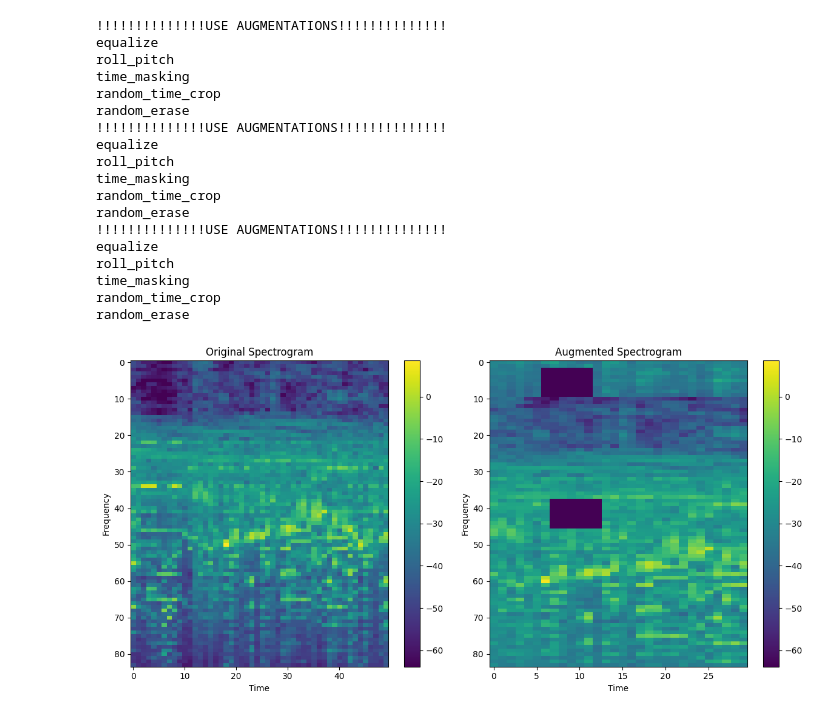
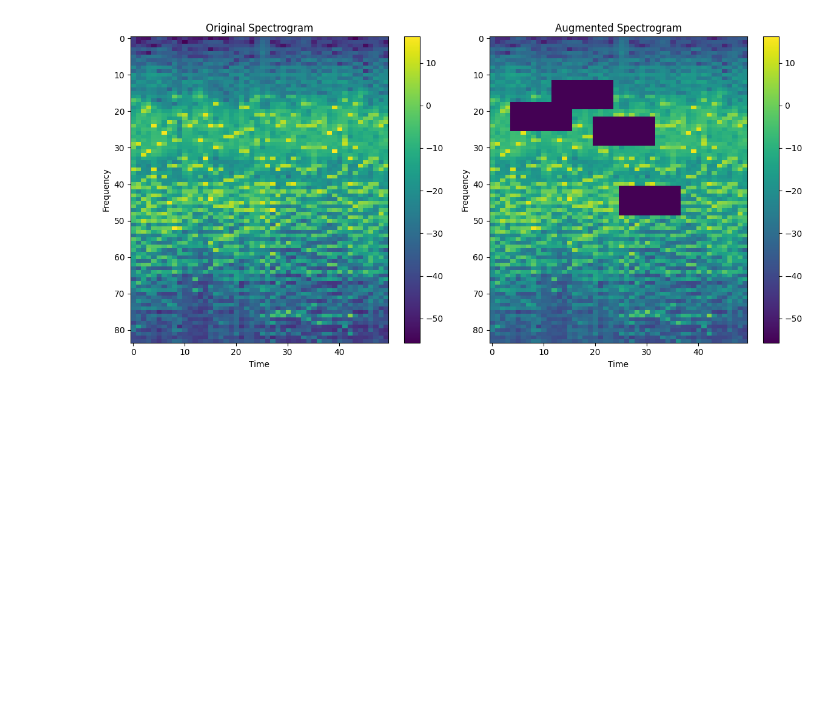
Before and after one commit to olisvalue/yacup_ml_csi, a Jupyter notebook: trash.ipynb, the cells around one changed output. Saved outputs shown, nothing was run; the diff lists cells and outputs as text; code cells hidden in the pictures; blank space fills up the shorter version.

Commit message:
fixed augmentations

```diff
--- a/trash.ipynb
+++ b/trash.ipynb
@@ -274,63 +281,44 @@ data = CoverDataset(
     max_len=50,
     dataset_path="/home/olisvalue/contests/baseline/data/train",
     config=config)
-data.set_chunk_len(30)
 # %%
 data.set_chunk_len(30)
 # %%
 from matplotlib import pyplot as plt
 
-index = 25
+index = 29
 
 # Вычисляем vmin и vmax на основе немаскированной спектрограммы
 data.augmentations = False
 item = np.array(data[index]['anchor'])
 vmin, vmax = item.min(), item.max()
 
 # Включаем аугментацию и получаем маскированную спектрограмму
 data.augmentations = True
 item_augmented = np.array(data[index]['anchor'])
 
 # Создаем два столбца для отображения
 fig, axes = plt.subplots(1, 2, figsize=(12, 6))
 
 # Отображаем оригинальную спектрограмму
 axes[0].imshow(item.T, vmin=vmin, vmax=vmax, aspect='auto')
 axes[0].set_title("Original Spectrogram")
 axes[0].set_xlabel("Time")
 axes[0].set_ylabel("Frequency")
 axes[0].colorbar = fig.colorbar(axes[0].images[0], ax=axes[0])
 
 # Отображаем спектрограмму с аугментацией
 axes[1].imshow(item_augmented.T, vmin=vmin, vmax=vmax, aspect='auto')
 axes[1].set_title("Augmented Spectrogram")
 axes[1].set_xlabel("Time")
 axes[1].set_ylabel("Frequency")
 axes[1].colorbar = fig.colorbar(axes[1].images[0], ax=axes[1])
 
 # Отображаем графики
 plt.tight_layout()
 plt.show()
 # %% [output]
-!!!!!!!!!!!!!!USE AUGMENTATIONS!!!!!!!!!!!!!!
-equalize
-roll_pitch
-time_masking
-random_time_crop
-random_erase
-!!!!!!!!!!!!!!USE AUGMENTATIONS!!!!!!!!!!!!!!
-equalize
-roll_pitch
-time_masking
-random_time_crop
-random_erase
-!!!!!!!!!!!!!!USE AUGMENTATIONS!!!!!!!!!!!!!!
-equalize
-roll_pitch
-time_masking
-random_time_crop
-random_erase
-[figure, old version]
+[figure, new version]
 # %%
 from matplotlib import pyplot as plt
 data.augmentations=False
```
Also changed, not shown: parts of 1 cell of this notebook, 7 other files.
